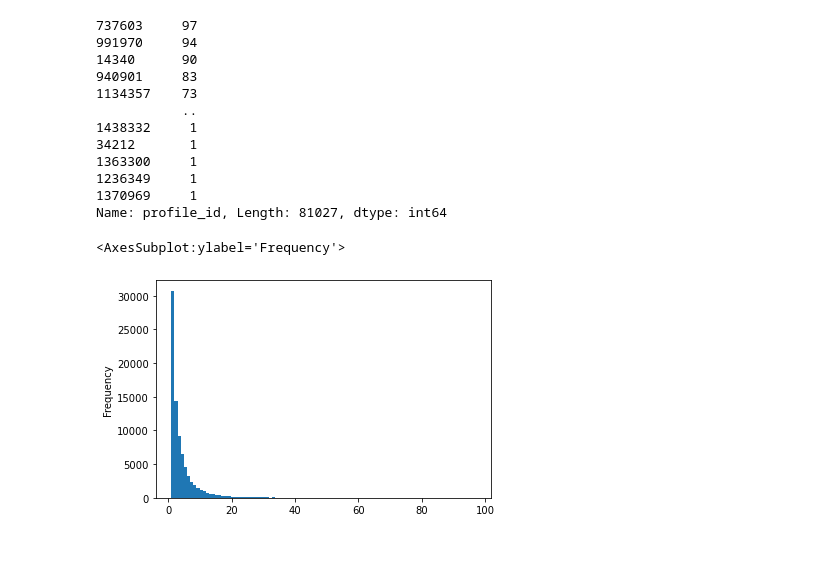
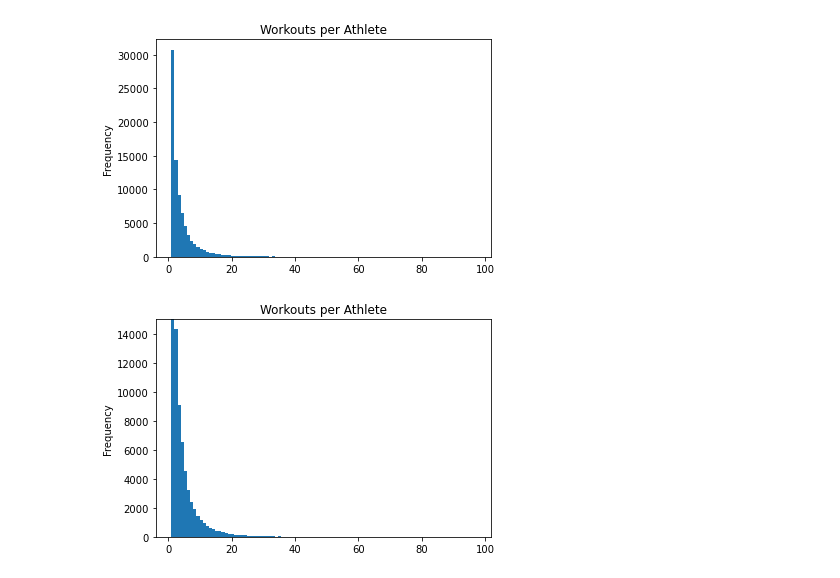
Before and after one commit to adhardy/Concept2-Logbook-Scraper, a Jupyter notebook: analysis.ipynb, the cells around one changed output. Drawn from its saved outputs; the diff is of its cells as text; code cells hidden in the pictures; blank space fills up the shorter version.

Commit message:
added second w/a plot

```diff
--- a/analysis.ipynb
+++ b/analysis.ipynb
@@ -102,26 +48,18 @@ dtype: int64
 # %%
 df_athletes_workouts = pd.merge(left=df_workouts, right=df_athletes, left_on='profile_id', right_on="profile_id", right_index=True)
 
 #why are there less rows than workouts? Did we fail to get some athlete profiles? Can do an outer merge to find ones with empty profile data and check. Maybe profiles deleted xmax=20 xticks=range(0,xmax,2)
 
-df_count = df_athletes_workouts["profile_id"].value_counts()
-print(df_count)
+df_aw_count = df_athletes_workouts["profile_id"].value_counts()
 
 bins = df_count[0].max()
 
-df_count.plot(kind="hist", bins=bins)
+
+df_aw_count_plot = df_aw_count.plot(kind="hist", bins=bins, title="Workouts per Athlete")
 # %% [output]
-737603     97
-991970     94
-14340      90
-940901     83
-1134357    73
-           ..
-1438332     1
-34212       1
-1363300     1
-1236349     1
-1370969     1
-Name: profile_id, Length: 81027, dtype: int64
-<AxesSubplot:ylabel='Frequency'>
-[figure, old version]
+[figure, new version]
+# %%
+ymax=15000
+df_aw_count_plot = df_aw_count.plot(kind="hist", bins=bins, title="Workouts per Athlete", ylim=[0,ymax])
+# %% [output]
+[figure, added]
```
Also changed, not shown: parts of 6 cells of this notebook.
